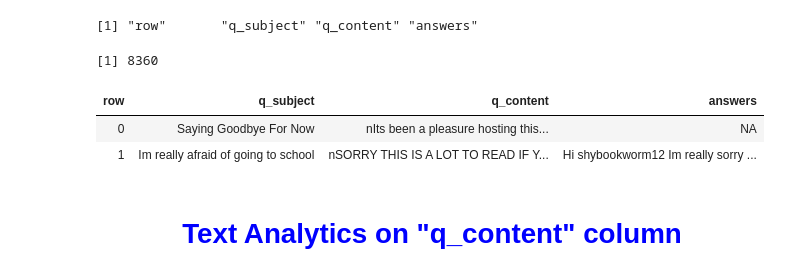
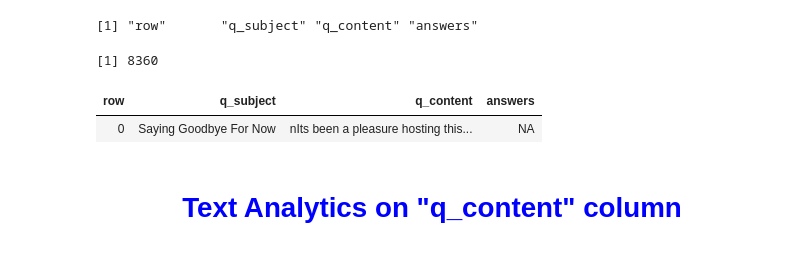
Before and after one commit to sthanurk/Text-Analytics-using-R, a Jupyter notebook: Word Clouds, Sentiment Analysis and Topic Modeling.ipynb, the cells around one changed output. Cells and saved outputs as stored; diff of their text form; code cells hidden in the pictures.

```diff
--- a/Word Clouds, Sentiment Analysis and Topic Modeling.ipynb
+++ b/Word Clouds, Sentiment Analysis and Topic Modeling.ipynb
@@ -56,11 +56,10 @@ nrow(data)
 [1] 8360
 # %%
 #First 2 rows of data
-head(data,n=2)
+head(data,n=1)
 # %% [output]
 | row | q_subject | q_content | answers |
 | 0 | Saying Goodbye For Now | nIts been a pleasure hosting this... | NA |
-| 1 | Im really afraid of going to school | nSORRY THIS IS A LOT TO READ IF Y... | Hi shybookworm12 Im really sorry ... |
 # %% [markdown]
 <h1 style="color:blue; text-align:center;">Text Analytics on "q_content" column</h1>
 # %%
```
Also changed, not shown: parts of 10 cells of this notebook.
